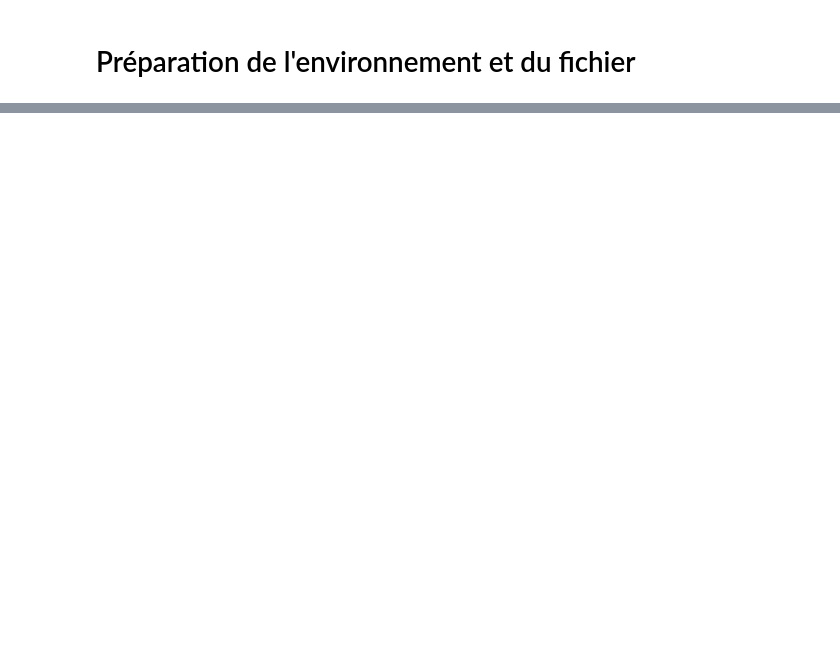
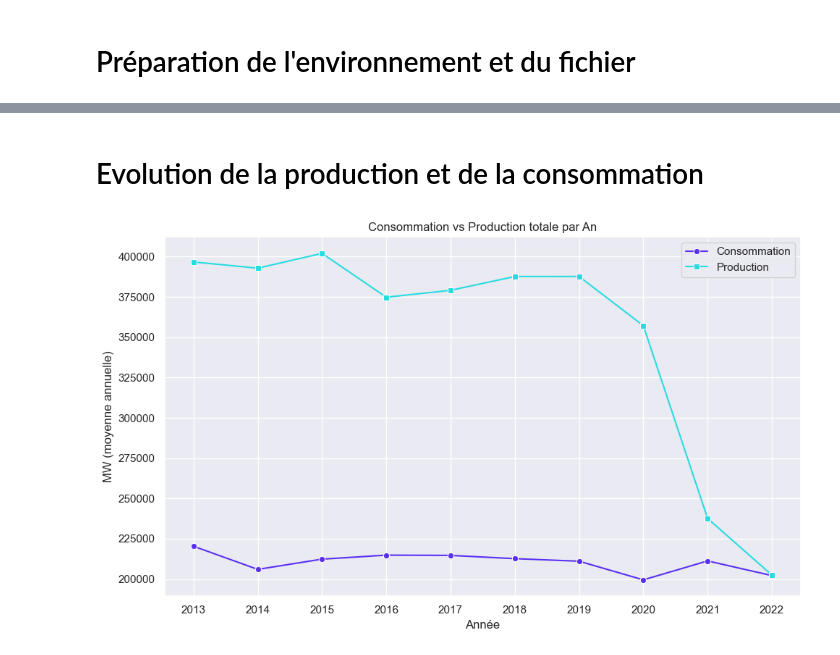
Before and after one commit to LaurieBe/Datascientest_Energie, a Jupyter notebook: DataViz.ipynb, the cells around one changed output, grey strips where cells are left out. Saved outputs shown, nothing was run; the diff lists cells and outputs as text; code cells hidden in the pictures; blank space fills up the shorter version.

```diff
--- a/DataViz.ipynb
+++ b/DataViz.ipynb
@@ -241,3 +161,25 @@ Text(46.87831018518516, 0.5, 'Production (MW)')
+# %% [markdown]
+# Evolution de la production et de la consommation
+# %%
+# Consommation vs Production totale par an
+# Calcul de la moyenne par an
+df_An = df.groupby('Année')[['CONSO', 'PROD']].mean().reset_index()
+
+# Tracer le graphique
+plt.figure(figsize=(10, 6))
+sns.lineplot(data=df_An, x='Année', y='CONSO', marker='o', label='Consommation')
+sns.lineplot(data=df_An, x='Année', y='PROD', marker='s', label='Production')
+
+plt.title("Consommation vs Production totale par An")
+plt.xlabel("Année")
+plt.ylabel("MW (moyenne annuelle)")
+plt.xticks(range(2013, 2023))
+plt.grid(True)
+plt.legend()
+plt.tight_layout()
+plt.show()
+# %% [output]
+[figure, added]
 # %%
 # Consommation vs Production totale par mois
 # Calcul de la moyenne par mois
```
Also changed, not shown: parts of 45 cells of this notebook, 2 other files.
